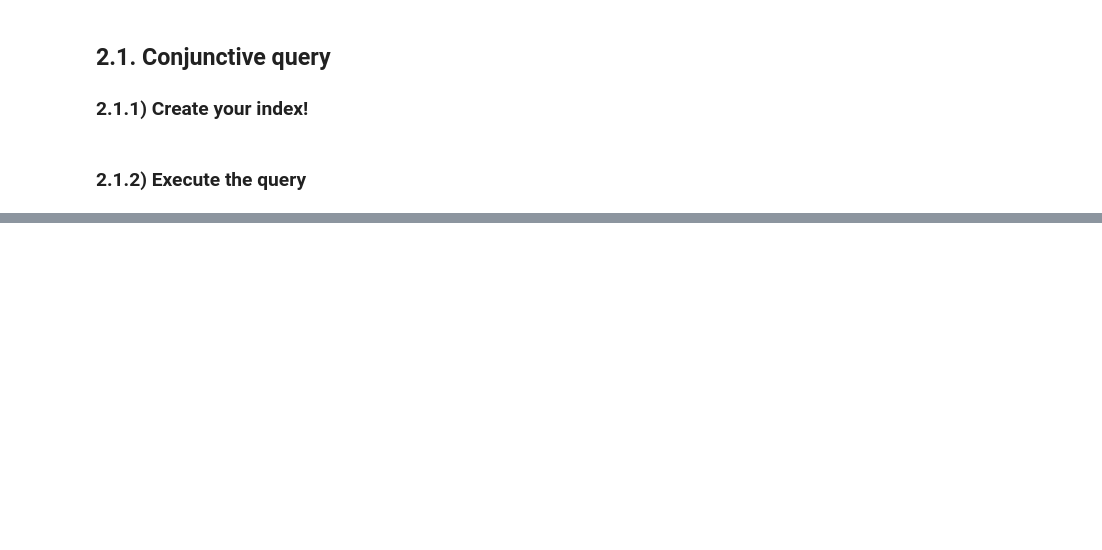
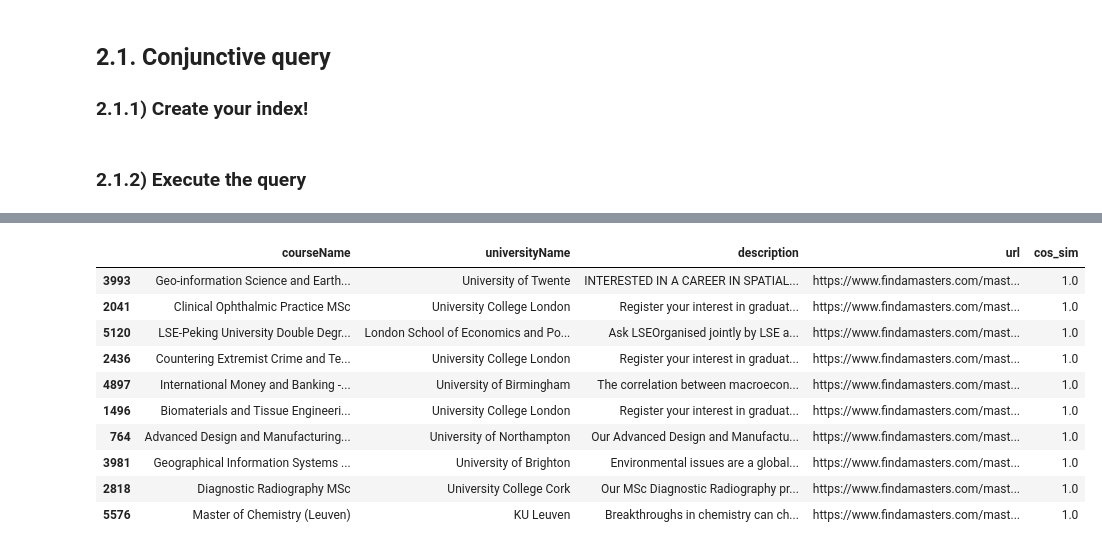
Before and after one commit to susannabravi/ADM-HW3, a Jupyter notebook: main.ipynb, the cells around one changed output, grey strips where cells are left out. Saved outputs shown, nothing was run; the diff lists cells and outputs as text; code cells hidden in the pictures; blank space fills up the shorter version.

```diff
--- a/main.ipynb
+++ b/main.ipynb
@@ -249,2 +258,5 @@ Name: description_clean, dtype: object
+# %%
+# Create and fill new column where the preprocessed descriptions wil be stored:
+data["clean_description"] = data["description"].apply(preprocess_description)
 # %% [markdown]
 ### 2.0.1) Preprocessing the fees column
@@ -340,0 +352,6 @@ with open('inverted.json', 'w') as json_file:
+# %%
+# Store all terms contained in the "clean_description" as a set
+terms_set = set(','.join(data["clean_description"]).split(","))
+
+# Create a dict that associate each term to a unique id
+terms_id_dict = {key: value for value, key in enumerate(terms_set)}
@@ -341,7 +374,2 @@ with open('inverted.json', 'w') as json_file:
 # %% [markdown]
 ### 2.1.2) Execute the query
-# %%
-# First we need to load in the memory the inverted index
-with open('inverted.json') as d:
-    dictionary = d.read()
-inverted = json.loads(dictionary)
@@ -388,0 +429,28 @@ search
+# %%
+# Here we create the second inverted index dictionary.
+
+# Preallocate a dictionary with the form: {term_id : []}
+inverted_with_scores = {i : [] for i in range(len(terms_id_dict))}
+
+# Iterating over all terms and texts in the "clean_description" field
+for i,text in enumerate(data["clean_description"]):
+    text_list = text.split(",")
+
+    # Set here has the purpose of selecting unique terms only.
+    # We don't want to insert in inverted_2 dict multiple times the same score
+    for term in set(text_list):
+
+        # Get term id
+        term_id = terms_id_dict[term]
+
+        # Get idf score: total number of documents / number of documents term is in
+        term_idf = len(data["clean_description"]) / len(inverted[term_id])
+
+        # Get tf score: number of times term appears in text / total number of terms in text
+        term_tf =  sum([word == term for word in text_list]) / len(text_list)
+
+        # Compute tfidf score
+        term_tfidf = term_tf * term_idf
+
+        # Update new_inverted list
+        inverted_with_scores[term_id].append((i , term_tfidf))
@@ -388,0 +522,14 @@ search
+# %%
+top_k_search_engine("advanced knowledge", k = 10)
+# %% [output]
+|  | courseName | universityName | description | url | cos_sim |
+| 3993 | Geo-information Science and Earth... | University of Twente | INTERESTED IN A CAREER IN SPATIAL... | https://www.findamasters.com/mast... | 1.0 |
+| 2041 | Clinical Ophthalmic Practice MSc | University College London | Register your interest in graduat... | https://www.findamasters.com/mast... | 1.0 |
+| 5120 | LSE-Peking University Double Degr... | London School of Economics and Po... | Ask LSEOrganised jointly by LSE a... | https://www.findamasters.com/mast... | 1.0 |
+| 2436 | Countering Extremist Crime and Te... | University College London | Register your interest in graduat... | https://www.findamasters.com/mast... | 1.0 |
+| 4897 | International Money and Banking -... | University of Birmingham | The correlation between macroecon... | https://www.findamasters.com/mast... | 1.0 |
+| 1496 | Biomaterials and Tissue Engineeri... | University College London | Register your interest in graduat... | https://www.findamasters.com/mast... | 1.0 |
+| 764 | Advanced Design and Manufacturing... | University of Northampton | Our Advanced Design and Manufactu... | https://www.findamasters.com/mast... | 1.0 |
+| 3981 | Geographical Information Systems ... | University of Brighton | Environmental issues are a global... | https://www.findamasters.com/mast... | 1.0 |
+| 2818 | Diagnostic Radiography MSc | University College Cork | Our MSc Diagnostic Radiography pr... | https://www.findamasters.com/mast... | 1.0 |
+| 5576 | Master of Chemistry (Leuven) | KU Leuven | Breakthroughs in chemistry can ch... | https://www.findamasters.com/mast... | 1.0 |
```
Also changed, not shown: parts of 22 cells of this notebook.
